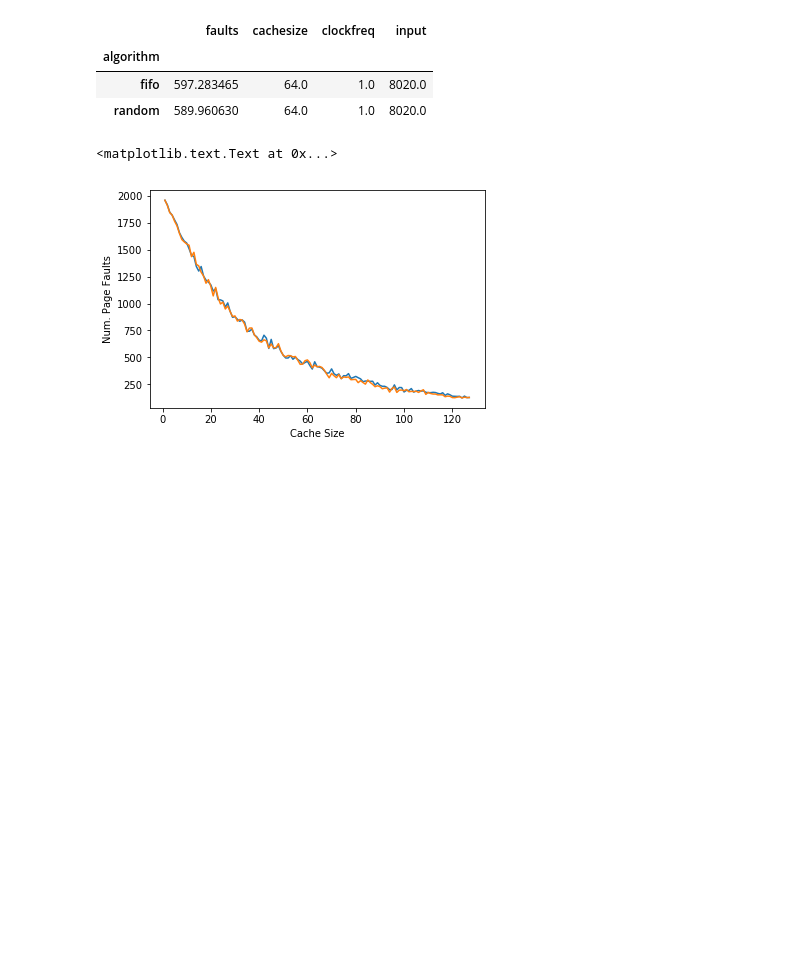
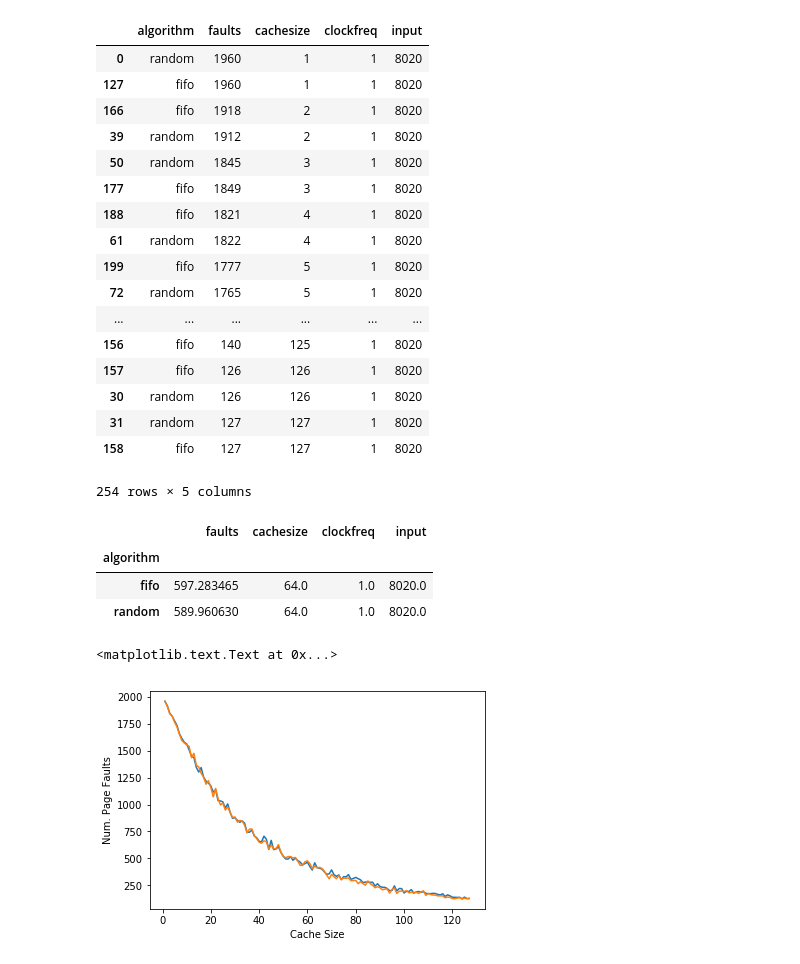
Before and after one commit to flaviovdf/SO-2017-1, a Jupyter notebook: tp2/esqueletos/vmm/plots/Mensuracao.ipynb, the cells around one changed output. Drawn from its saved outputs; the diff is of its cells as text; code cells hidden in the pictures; blank space fills up the shorter version.

```diff
--- a/tp2/esqueletos/vmm/plots/Mensuracao.ipynb
+++ b/tp2/esqueletos/vmm/plots/Mensuracao.ipynb
@@ -8,6 +8,26 @@ import pandas as pd
 # %%
 df = pd.read_csv('8020.dat')
 df = df.ix[df['cachesize'].argsort()]
+df
+# %% [output]
+|  | algorithm | faults | cachesize | clockfreq | input |
+| 0 | random | 1960 | 1 | 1 | 8020 |
+| 127 | fifo | 1960 | 1 | 1 | 8020 |
+| 166 | fifo | 1918 | 2 | 1 | 8020 |
+| 39 | random | 1912 | 2 | 1 | 8020 |
+| 50 | random | 1845 | 3 | 1 | 8020 |
+| 177 | fifo | 1849 | 3 | 1 | 8020 |
+| 188 | fifo | 1821 | 4 | 1 | 8020 |
+| 61 | random | 1822 | 4 | 1 | 8020 |
+| 199 | fifo | 1777 | 5 | 1 | 8020 |
+| 72 | random | 1765 | 5 | 1 | 8020 |
+| ... | ... | ... | ... | ... | ... |
+| 156 | fifo | 140 | 125 | 1 | 8020 |
+| 157 | fifo | 126 | 126 | 1 | 8020 |
+| 30 | random | 126 | 126 | 1 | 8020 |
+| 31 | random | 127 | 127 | 1 | 8020 |
+| 158 | fifo | 127 | 127 | 1 | 8020 |
+254 rows × 5 columns
 # %%
 df.groupby(['algorithm']).mean()
 # %% [output]
```
Also changed, not shown: 2 other files.
